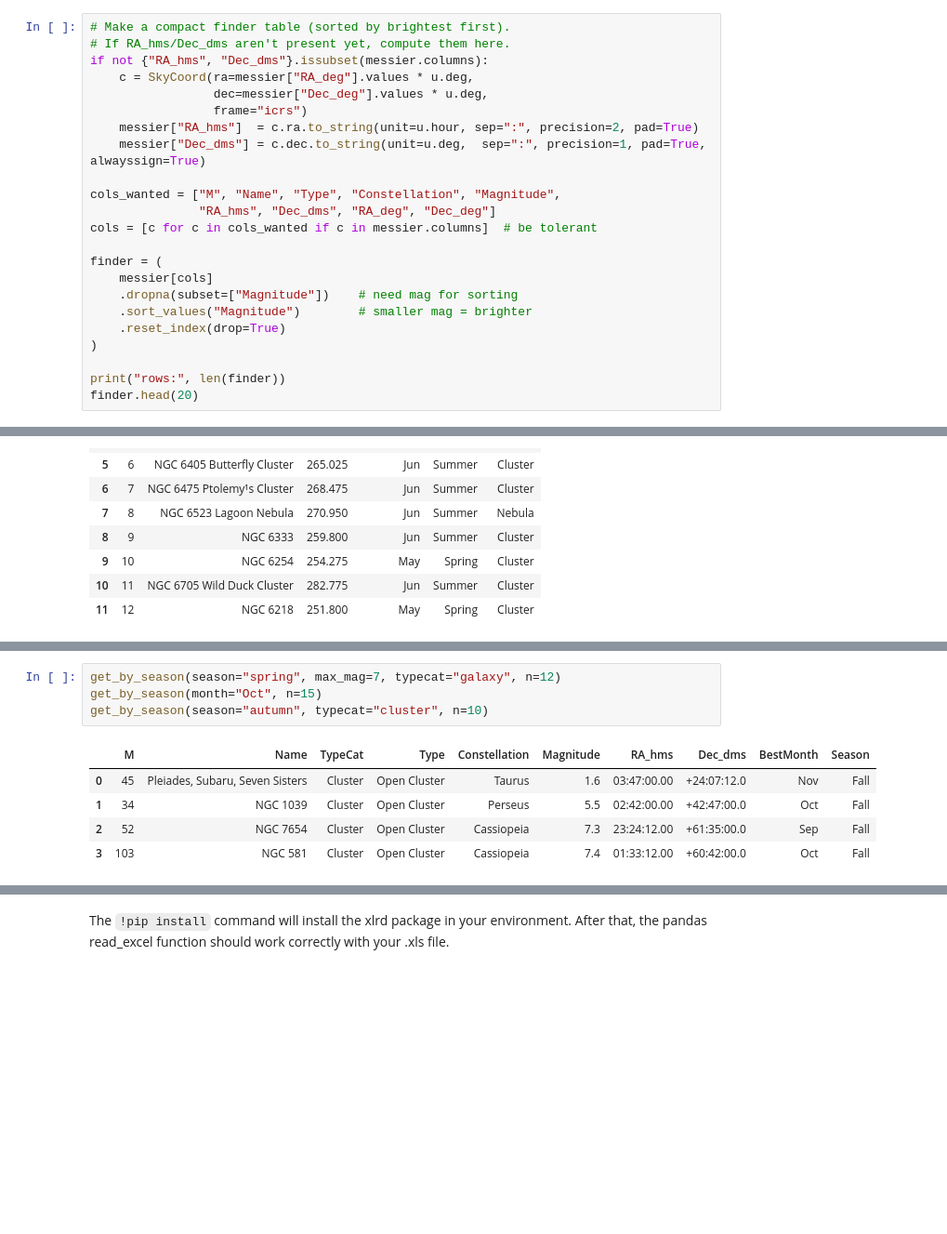
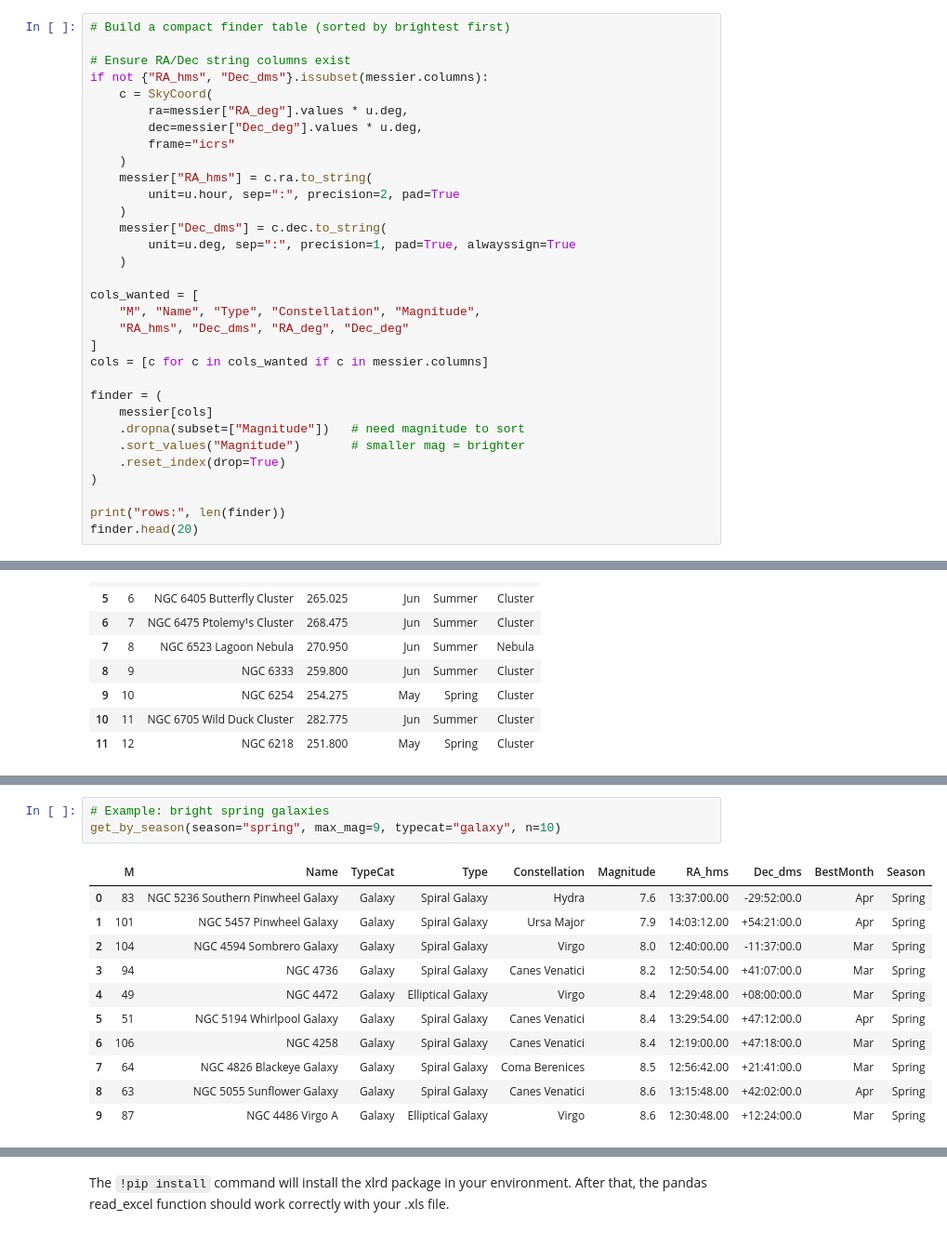
Before and after one commit to MUTEJIMMY/Astr1221_Project2_Abdirahman, a Jupyter notebook: Project2_DataWrangling.ipynb, the cells around one changed output, grey strips where cells are left out. Shown: that part at 93% size. Drawn from its saved outputs; the diff is of its cells as text; blank space fills up the shorter version.

Commit message:
Finalize Project 2 Messier observing assistant

```diff
--- a/Project2_DataWrangling.ipynb
+++ b/Project2_DataWrangling.ipynb
@@ -329,21 +445,30 @@ plt.show()
 # %%
-# Make a compact finder table (sorted by brightest first).
-# If RA_hms/Dec_dms aren't present yet, compute them here.
+# Build a compact finder table (sorted by brightest first)
+
+# Ensure RA/Dec string columns exist
 if not {"RA_hms", "Dec_dms"}.issubset(messier.columns):
-    c = SkyCoord(ra=messier["RA_deg"].values * u.deg,
-                 dec=messier["Dec_deg"].values * u.deg,
-                 frame="icrs")
-    messier["RA_hms"]  = c.ra.to_string(unit=u.hour, sep=":", precision=2, pad=True)
-    messier["Dec_dms"] = c.dec.to_string(unit=u.deg,  sep=":", precision=1, pad=True, alwayssign=True)
+    c = SkyCoord(
+        ra=messier["RA_deg"].values * u.deg,
+        dec=messier["Dec_deg"].values * u.deg,
+        frame="icrs"
+    )
+    messier["RA_hms"] = c.ra.to_string(
+        unit=u.hour, sep=":", precision=2, pad=True
+    )
+    messier["Dec_dms"] = c.dec.to_string(
+        unit=u.deg, sep=":", precision=1, pad=True, alwayssign=True
+    )
 
-cols_wanted = ["M", "Name", "Type", "Constellation", "Magnitude",
-               "RA_hms", "Dec_dms", "RA_deg", "Dec_deg"]
-cols = [c for c in cols_wanted if c in messier.columns]  # be tolerant
+cols_wanted = [
+    "M", "Name", "Type", "Constellation", "Magnitude",
+    "RA_hms", "Dec_dms", "RA_deg", "Dec_deg"
+]
+cols = [c for c in cols_wanted if c in messier.columns]
 
 finder = (
     messier[cols]
-    .dropna(subset=["Magnitude"])    # need mag for sorting
-    .sort_values("Magnitude")        # smaller mag = brighter
+    .dropna(subset=["Magnitude"])   # need magnitude to sort
+    .sort_values("Magnitude")       # smaller mag = brighter
     .reset_index(drop=True)
 )
 
@@ -561,11 +780,16 @@ def get_by_season(season=None, month=None, max_mag=None, typecat=None, n=20, col
     return out.head(n)
 # %%
-get_by_season(season="spring", max_mag=7, typecat="galaxy", n=12)
-get_by_season(month="Oct", n=15)
-get_by_season(season="autumn", typecat="cluster", n=10)
+# Example: bright spring galaxies
+get_by_season(season="spring", max_mag=9, typecat="galaxy", n=10)
 # %% [output]
 |  | M | Name | TypeCat | Type | Constellation | Magnitude | RA_hms | Dec_dms | BestMonth | Season |
-| 0 | 45 | Pleiades, Subaru, Seven Sisters | Cluster | Open Cluster | Taurus | 1.6 | 03:47:00.00 | +24:07:12.0 | Nov | Fall |
-| 1 | 34 | NGC 1039 | Cluster | Open Cluster | Perseus | 5.5 | 02:42:00.00 | +42:47:00.0 | Oct | Fall |
-| 2 | 52 | NGC 7654 | Cluster | Open Cluster | Cassiopeia | 7.3 | 23:24:12.00 | +61:35:00.0 | Sep | Fall |
-| 3 | 103 | NGC 581 | Cluster | Open Cluster | Cassiopeia | 7.4 | 01:33:12.00 | +60:42:00.0 | Oct | Fall |
+| 0 | 83 | NGC 5236 Southern Pinwheel Galaxy | Galaxy | Spiral Galaxy | Hydra | 7.6 | 13:37:00.00 | -29:52:00.0 | Apr | Spring |
+| 1 | 101 | NGC 5457 Pinwheel Galaxy | Galaxy | Spiral Galaxy | Ursa Major | 7.9 | 14:03:12.00 | +54:21:00.0 | Apr | Spring |
+| 2 | 104 | NGC 4594 Sombrero Galaxy | Galaxy | Spiral Galaxy | Virgo | 8.0 | 12:40:00.00 | -11:37:00.0 | Mar | Spring |
+| 3 | 94 | NGC 4736 | Galaxy | Spiral Galaxy | Canes Venatici | 8.2 | 12:50:54.00 | +41:07:00.0 | Mar | Spring |
+| 4 | 49 | NGC 4472 | Galaxy | Elliptical Galaxy | Virgo | 8.4 | 12:29:48.00 | +08:00:00.0 | Mar | Spring |
+| 5 | 51 | NGC 5194 Whirlpool Galaxy | Galaxy | Spiral Galaxy | Canes Venatici | 8.4 | 13:29:54.00 | +47:12:00.0 | Apr | Spring |
+| 6 | 106 | NGC 4258 | Galaxy | Spiral Galaxy | Canes Venatici | 8.4 | 12:19:00.00 | +47:18:00.0 | Mar | Spring |
+| 7 | 64 | NGC 4826 Blackeye Galaxy | Galaxy | Spiral Galaxy | Coma Berenices | 8.5 | 12:56:42.00 | +21:41:00.0 | Mar | Spring |
+| 8 | 63 | NGC 5055 Sunflower Galaxy | Galaxy | Spiral Galaxy | Canes Venatici | 8.6 | 13:15:48.00 | +42:02:00.0 | Apr | Spring |
+| 9 | 87 | NGC 4486 Virgo A | Galaxy | Elliptical Galaxy | Virgo | 8.6 | 12:30:48.00 | +12:24:00.0 | Mar | Spring |
```
Also changed, not shown: parts of 57 cells of this notebook.
